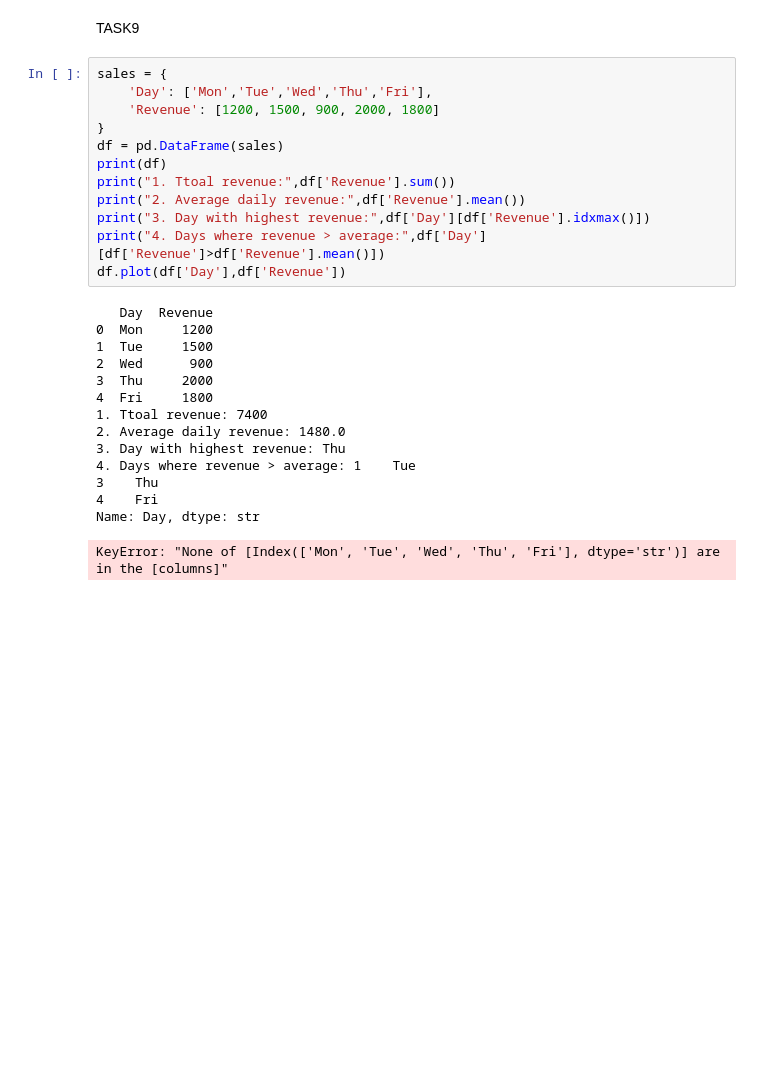
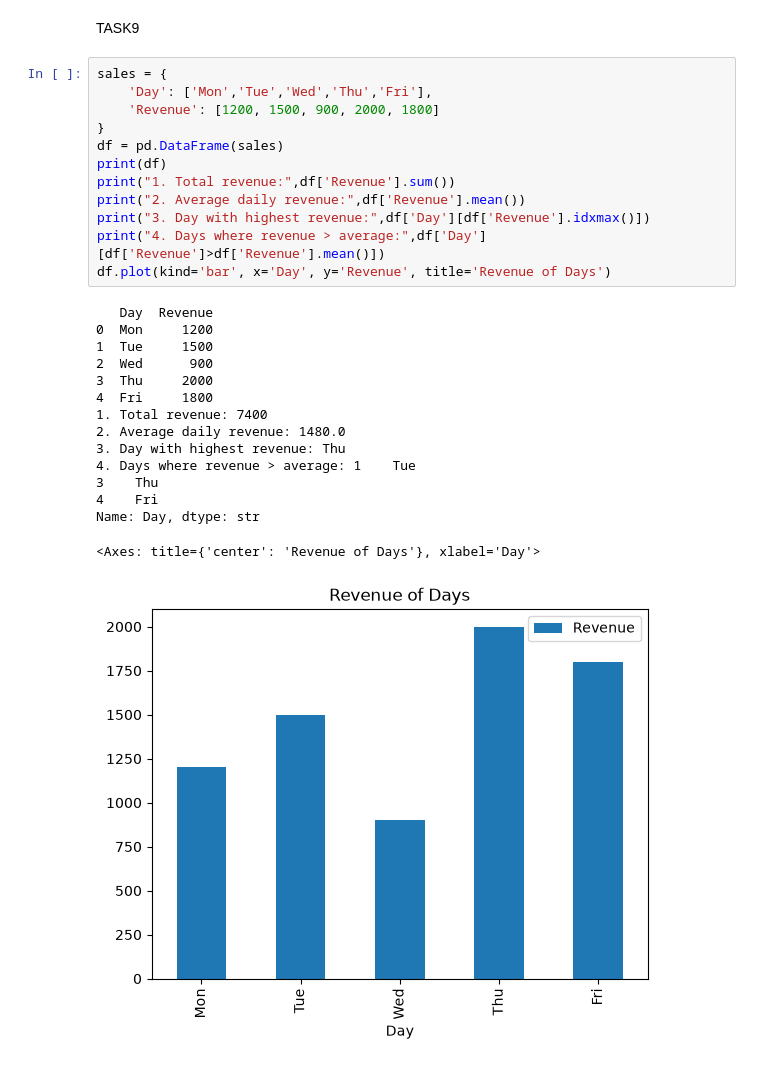
Before and after one commit to ak4shyadav/Seaborn, a Jupyter notebook: GenAI-Task10-AKASHYADAV/Assignment10.ipynb, the cells around one changed output. Cells and saved outputs as stored; diff of their text form; blank space fills up the shorter version.

```diff
--- a/GenAI-Task10-AKASHYADAV/Assignment10.ipynb
+++ b/GenAI-Task10-AKASHYADAV/Assignment10.ipynb
@@ -210,27 +199,28 @@ TASK9
 # %%
 sales = {
     'Day': ['Mon','Tue','Wed','Thu','Fri'],
     'Revenue': [1200, 1500, 900, 2000, 1800]
 }
 df = pd.DataFrame(sales)
 print(df)
-print("1. Ttoal revenue:",df['Revenue'].sum())
+print("1. Total revenue:",df['Revenue'].sum())
 print("2. Average daily revenue:",df['Revenue'].mean())
 print("3. Day with highest revenue:",df['Day'][df['Revenue'].idxmax()])
 print("4. Days where revenue > average:",df['Day'][df['Revenue']>df['Revenue'].mean()])
-df.plot(df['Day'],df['Revenue'])
+df.plot(kind='bar', x='Day', y='Revenue', title='Revenue of Days')
 # %% [output]
    Day  Revenue
 0  Mon     1200
 1  Tue     1500
 2  Wed      900
 3  Thu     2000
 4  Fri     1800
-1. Ttoal revenue: 7400
+1. Total revenue: 7400
 2. Average daily revenue: 1480.0
 3. Day with highest revenue: Thu
 4. Days where revenue > average: 1    Tue
 3    Thu
 4    Fri
 Name: Day, dtype: str
-KeyError: "None of [Index(['Mon', 'Tue', 'Wed', 'Thu', 'Fri'], dtype='str')] are in the [columns]"
+<Axes: title={'center': 'Revenue of Days'}, xlabel='Day'>
+[figure, added]
```
Also changed, not shown: parts of 3 cells of this notebook, 1 other file.
